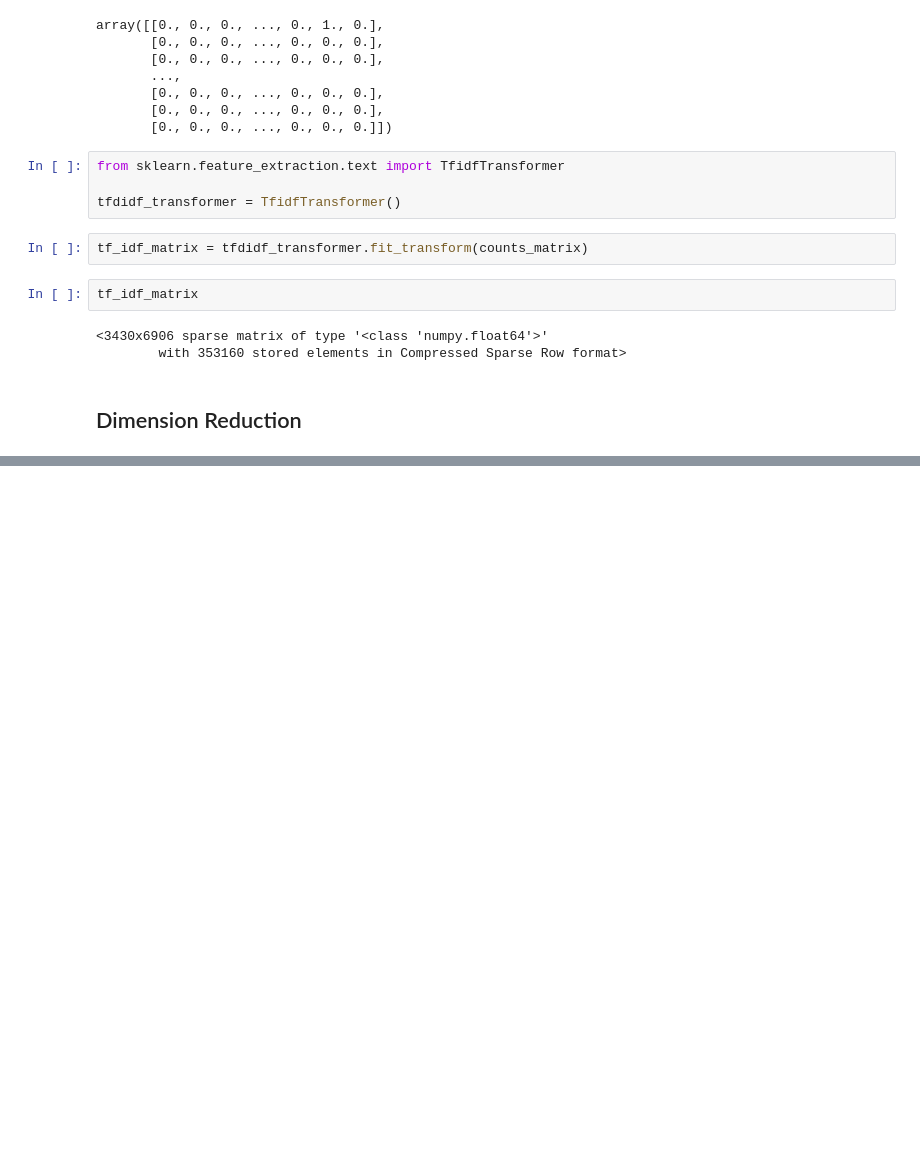
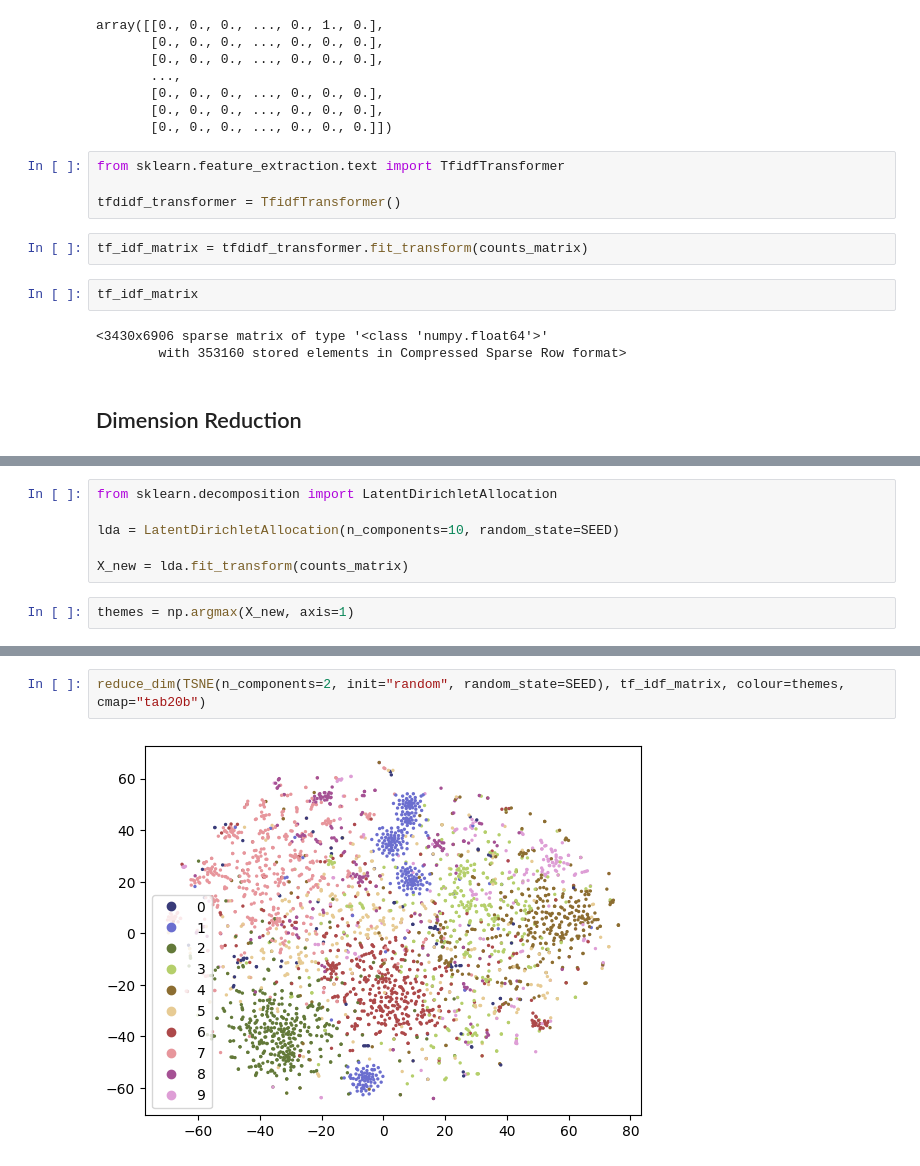
Before and after one commit to mlynatom/viz_project, a Jupyter notebook: data_view.ipynb, the cells around one changed output, grey strips where cells are left out. Drawn from its saved outputs; the diff is of its cells as text; blank space fills up the shorter version.

```diff
--- a/data_view.ipynb
+++ b/data_view.ipynb
@@ -128,0 +111,8 @@ array([[-0.44907949,  0.09712167],
+# %%
+from sklearn.decomposition import LatentDirichletAllocation
+
+lda = LatentDirichletAllocation(n_components=10, random_state=SEED)
+
+X_new = lda.fit_transform(counts_matrix)
+# %%
+themes = np.argmax(X_new, axis=1)
@@ -128,0 +138,4 @@ array([[-0.44907949,  0.09712167],
+# %%
+reduce_dim(TSNE(n_components=2, init="random", random_state=SEED), tf_idf_matrix, colour=themes, cmap="tab20b")
+# %% [output]
+[figure, added]
```
Also changed, not shown: parts of 10 cells of this notebook.
